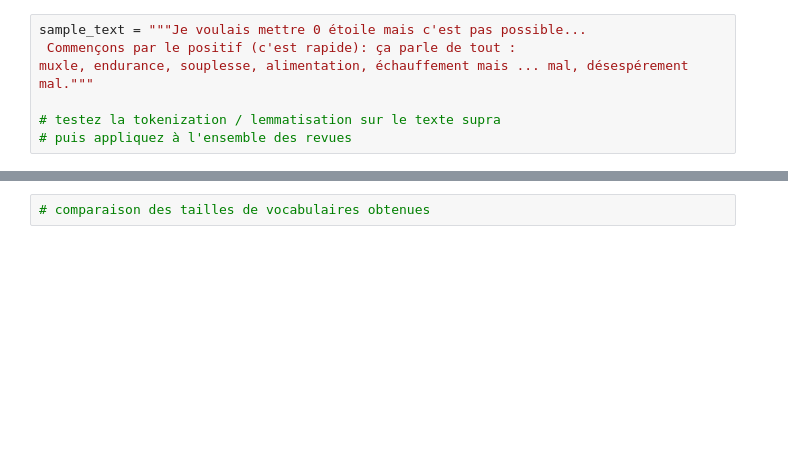
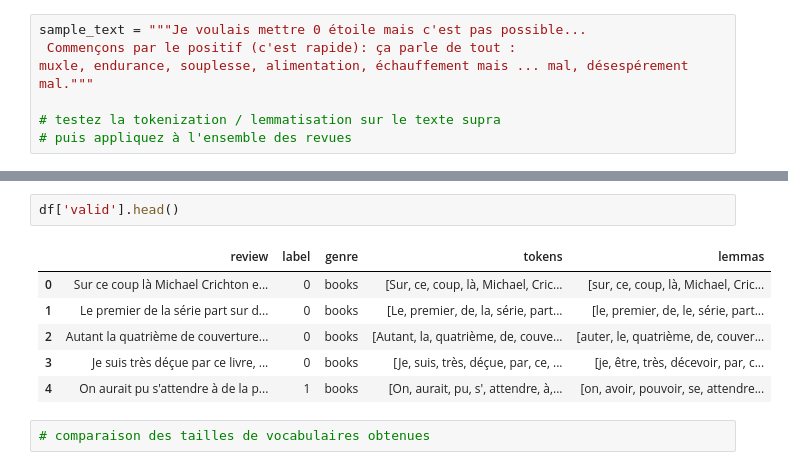
Before and after one commit to cheikh-ahmad/NLP, a Jupyter notebook: MIDS_NLP_TP3_doc_classif.ipynb, the cells around one changed output, grey strips where cells are left out. Saved outputs shown, nothing was run; the diff lists cells and outputs as text; blank space fills up the shorter version.

```diff
--- a/MIDS_NLP_TP3_doc_classif.ipynb
+++ b/MIDS_NLP_TP3_doc_classif.ipynb
@@ -259,3 +274,12 @@ df['train'].head()
+# %%
+df['valid'].head()
+# %% [output]
+|  | review | label | genre | tokens | lemmas |
+| 0 | Sur ce coup là Michael Crichton e... | 0 | books | [Sur, ce, coup, là, Michael, Cric... | [sur, ce, coup, là, Michael, Cric... |
+| 1 | Le premier de la série part sur d... | 0 | books | [Le, premier, de, la, série, part... | [le, premier, de, le, série, part... |
+| 2 | Autant la quatrième de couverture... | 0 | books | [Autant, la, quatrième, de, couve... | [auter, le, quatrième, de, couver... |
+| 3 | Je suis très déçue par ce livre, ... | 0 | books | [Je, suis, très, déçue, par, ce, ... | [je, être, très, décevoir, par, c... |
+| 4 | On aurait pu s'attendre à de la p... | 1 | books | [On, aurait, pu, s', attendre, à,... | [on, avoir, pouvoir, se, attendre... |
 # %%
 # comparaison des tailles de vocabulaires obtenues
 # %% [markdown]
```
Also changed, not shown: parts of 3 cells of this notebook.
